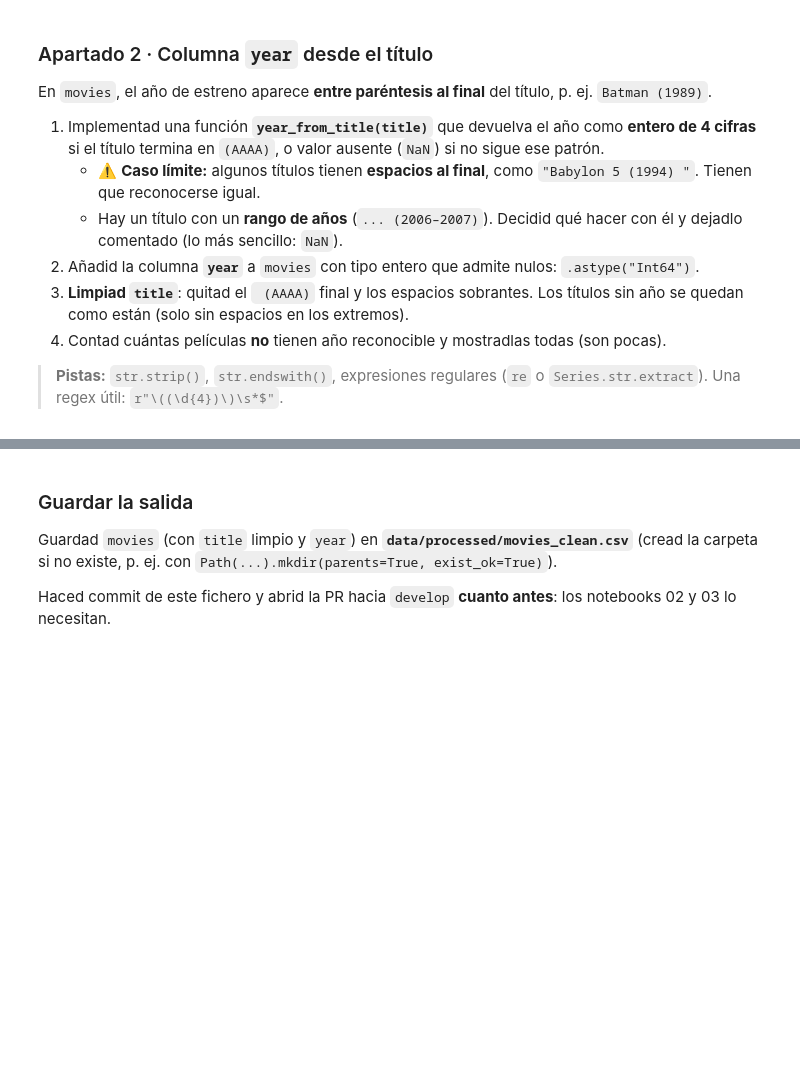
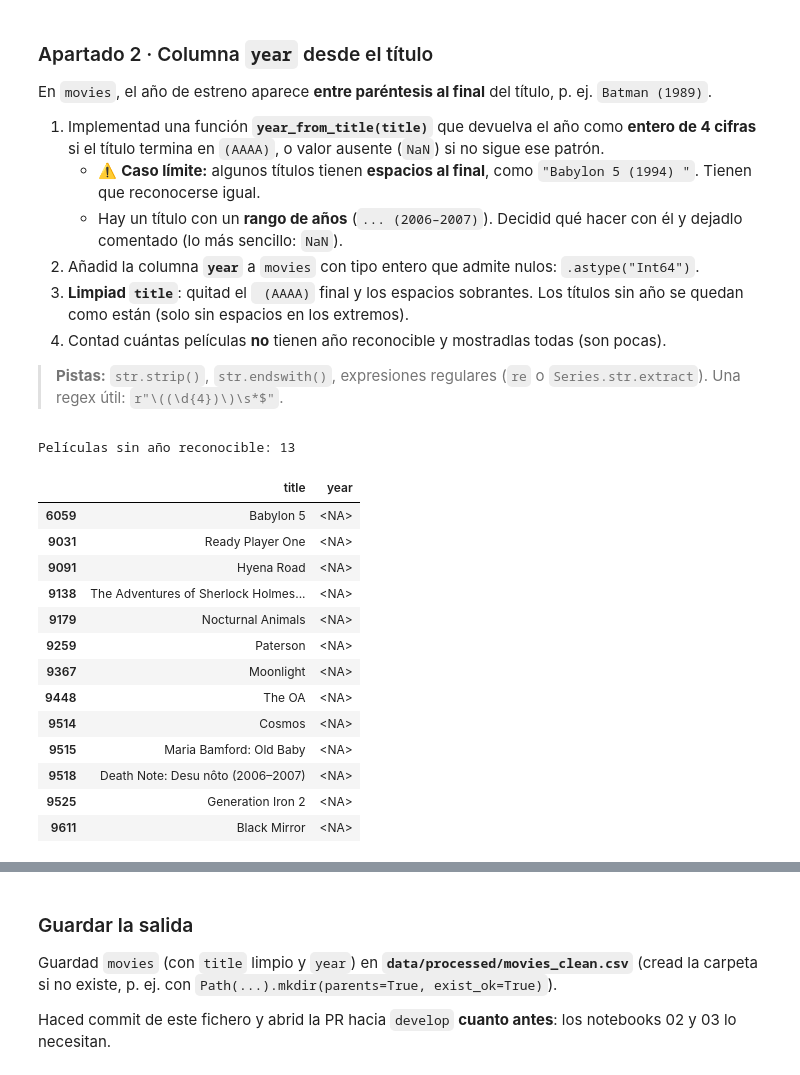
Before and after one commit to clau-sure/tc-catalogo-peliculas, a Jupyter notebook: 01_ingesta_limpieza.ipynb, the cells around one changed output, grey strips where cells are left out. Drawn from its saved outputs; the diff is of its cells as text; code cells hidden in the pictures; blank space fills up the shorter version.

```diff
--- a/01_ingesta_limpieza.ipynb
+++ b/01_ingesta_limpieza.ipynb
@@ -38,3 +91,39 @@ En `movies`, el año de estreno aparece **entre paréntesis al final** del títu
 > **Pistas:** `str.strip()`, `str.endswith()`, expresiones regulares (`re` o `Series.str.extract`). Una regex útil: `r"\((\d{4})\)\s*$"`.
 # %%
 # --- Apartado 2: columna `year` ---
+
+import re
+
+regex = r"\((\d{4})\)\s*$"
+
+def year_from_title(title):
+    match = re.search(regex, title)
+
+    if match is None:
+        return pd.NA
+
+    return int(match.group(1))
+
+movies["year"] = movies["title"].apply(year_from_title).astype("Int64")
+movies["title"] = movies["title"].str.replace(regex, "", regex=True).str.strip()
+
+no_data = movies["year"].isna()
+
+print("Películas sin año reconocible:", no_data.sum())
+movies.loc[no_data, ["title", "year"]]
+# %% [output]
+Películas sin año reconocible: 13
+|  | title | year |
+| 6059 | Babylon 5 | <NA> |
+| 9031 | Ready Player One | <NA> |
+| 9091 | Hyena Road | <NA> |
+| 9138 | The Adventures of Sherlock Holmes... | <NA> |
+| 9179 | Nocturnal Animals | <NA> |
+| 9259 | Paterson | <NA> |
+| 9367 | Moonlight | <NA> |
+| 9448 | The OA | <NA> |
+| 9514 | Cosmos | <NA> |
+| 9515 | Maria Bamford: Old Baby | <NA> |
+| 9518 | Death Note: Desu nôto (2006–2007) | <NA> |
+| 9525 | Generation Iron 2 | <NA> |
+| 9611 | Black Mirror | <NA> |
```
Also changed, not shown: parts of 3 cells of this notebook, 2 other files.
